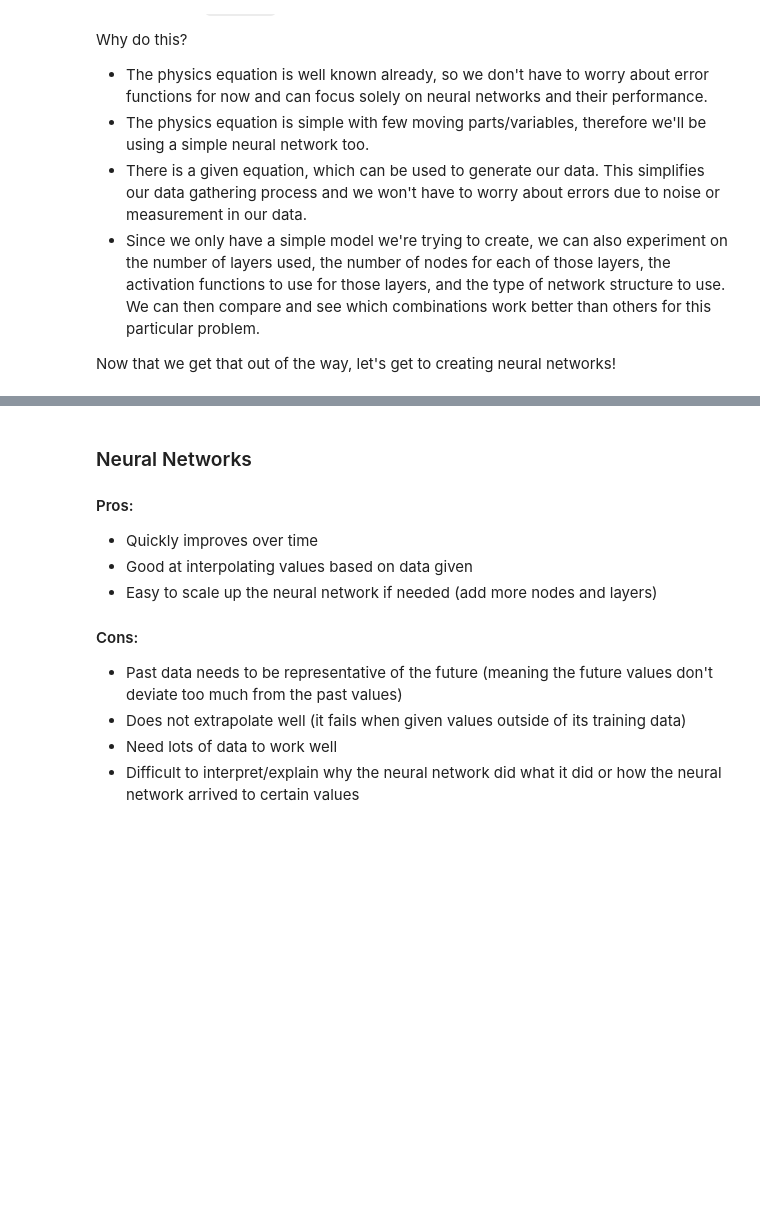
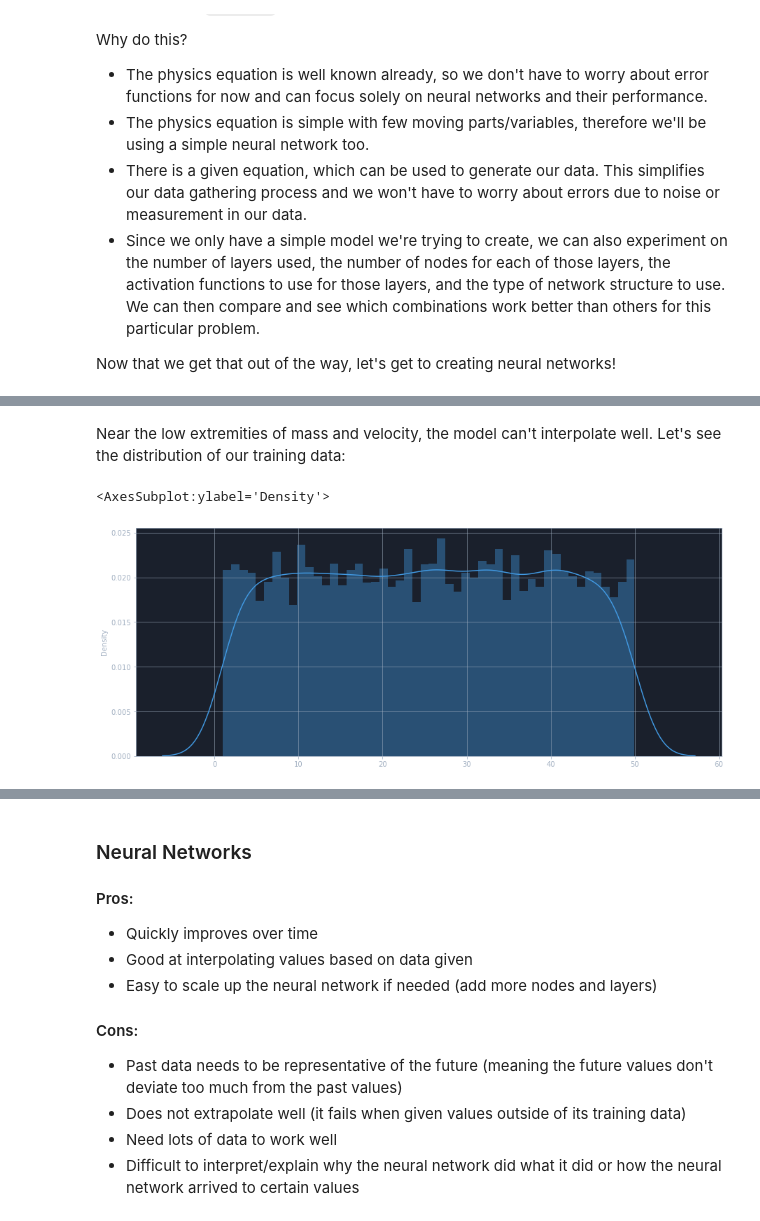
Before and after one commit to Devwulf/road-to-data-science, a Jupyter notebook: machine-learning/Neural Network - Physics.ipynb, the cells around one changed output, grey strips where cells are left out. Drawn from its saved outputs; the diff is of its cells as text; code cells hidden in the pictures; blank space fills up the shorter version.

```diff
--- a/machine-learning/Neural Network - Physics.ipynb
+++ b/machine-learning/Neural Network - Physics.ipynb
@@ -144,0 +208,13 @@ plt.legend()
+# %% [markdown]
+Near the low extremities of mass and velocity, the model can't interpolate well. Let's see the distribution of our training data:
+# %%
+import seaborn as sns
+
+newInputs = np.array(inputScaler.inverse_transform(trainInputs))
+massVals = newInputs[:, 0]
+velVals = newInputs[:, 1]
+
+sns.distplot(massVals, bins=(mMax - mMin + 1))
+# %% [output]
+<AxesSubplot:ylabel='Density'>
+[figure, added]
```
Also changed, not shown: parts of 9 cells of this notebook.
